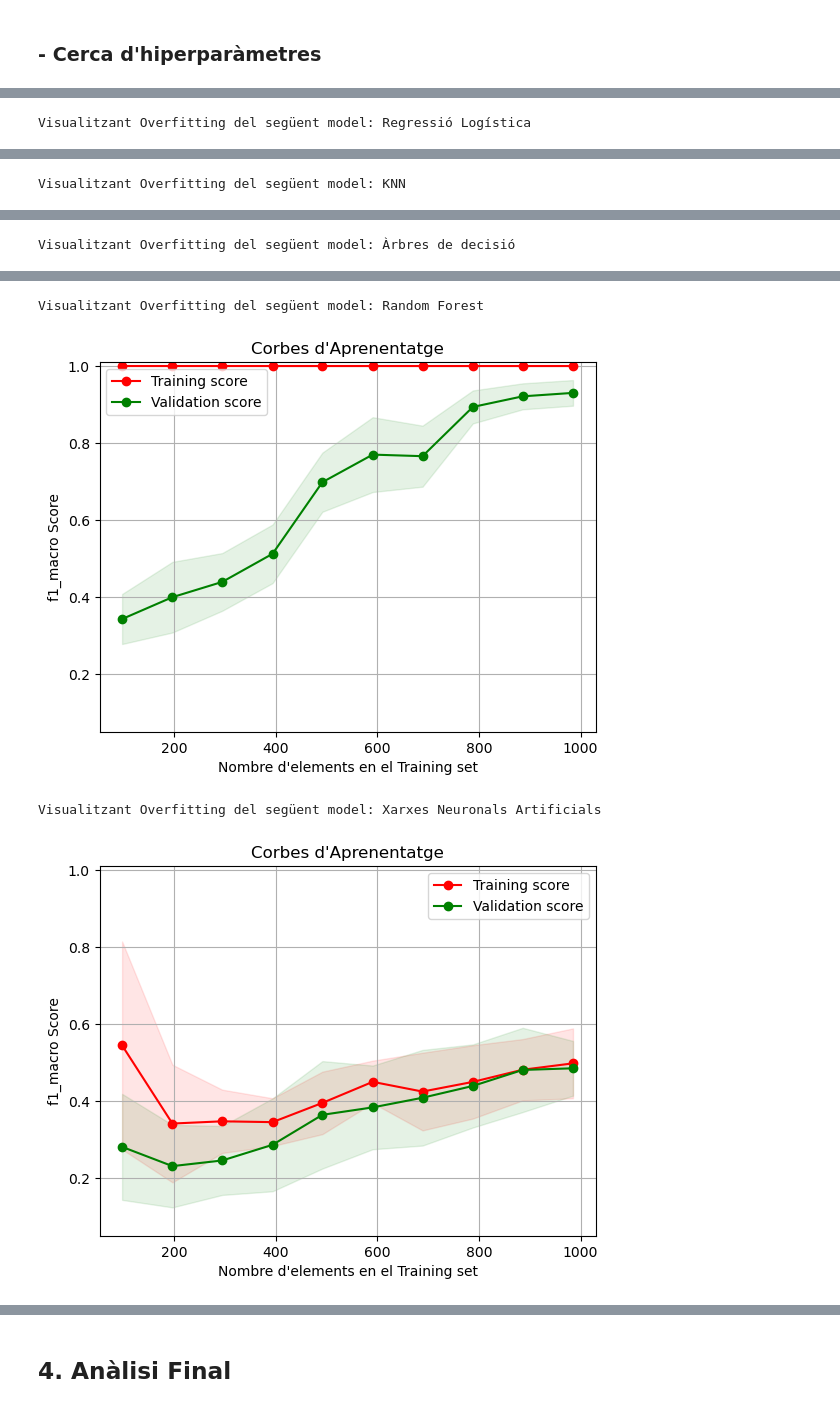
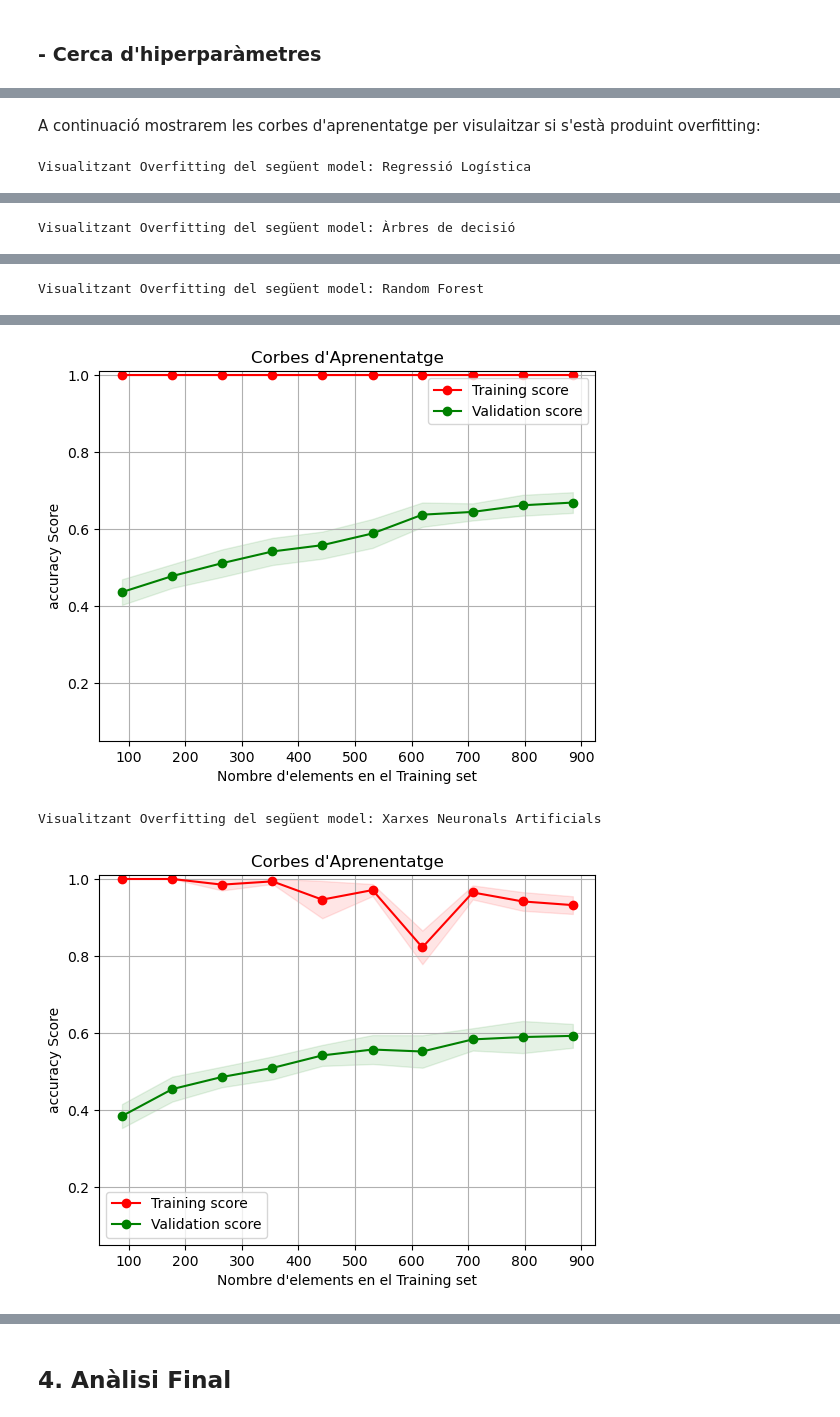
Before and after one commit to Erdrick2210/APC_Kaggle_Top_Spotify_songs-_from_2010-2019, a Jupyter notebook: Kaggle_Top_Spotify_songs_from_2010-2019.ipynb, the cells around one changed output, grey strips where cells are left out. Cells and saved outputs as stored; diff of their text form; code cells hidden in the pictures.

```diff
--- a/Kaggle_Top_Spotify_songs_from_2010-2019.ipynb
+++ b/Kaggle_Top_Spotify_songs_from_2010-2019.ipynb
@@ -631,10 +699,17 @@ df_resampled['year'] = df_resampled['year'] - 2010
 # %% [markdown]
 Ara separarem les dades en conjunts d'entrenament i de test. Començarem per entrenar un classificador lineal (regressió logística):
 # %%
+from sklearn.model_selection import train_test_split
 from sklearn.linear_model import LogisticRegression
 from sklearn.metrics import accuracy_score, classification_report, confusion_matrix, precision_score, recall_score, roc_curve,roc_auc_score, auc
 from sklearn.metrics import confusion_matrix, ConfusionMatrixDisplay, precision_recall_curve
 
+# Separar la X i la y amb test_train_split
+X=df_resampled.drop('pop',axis=1)
+y=df_resampled['pop']
+classes = df_resampled['pop'].unique()
+x_train, x_test, y_train, y_test = train_test_split(X, y, test_size=0.2, random_state=42)
+
 # Per mostrar l'ùs d'aquestes funcions entrenarem un regresor logistic
 model = LogisticRegression(multi_class='multinomial', solver='lbfgs')
 model.fit(x_train, y_train)
@@ -754,6 +833,6 @@ def plot_learning_curve(train_sizes, train_scores, val_scores, scoring, ylim=Non
     plt.legend(loc='best')
     plt.show()
 
-train_sizes, train_scores, val_scores = learning_curve(model, x_train, y_train, cv=10, scoring="f1_macro", n_jobs=-1, train_sizes=np.linspace(0.1, 1.0, 10))
-plot_learning_curve(train_sizes, train_scores, val_scores, scoring="f1_macro",ylim=(0.05, 1.01))
+train_sizes, train_scores, val_scores = learning_curve(model, x_train, y_train, cv=10, scoring="accuracy", n_jobs=-1, train_sizes=np.linspace(0.1, 1.0, 10))
+plot_learning_curve(train_sizes, train_scores, val_scores, scoring="accuracy",ylim=(0.05, 1.01))
 # %% [output]
@@ -799,5 +862,5 @@ ValueError: This solver needs samples of at least 2 classes in the data, but the
 # %%
-from sklearn.model_selection import cross_val_score
+from sklearn.model_selection import cross_val_score, StratifiedKFold
 from sklearn.neighbors import KNeighborsClassifier
 from sklearn.tree import DecisionTreeClassifier
 from sklearn.ensemble import RandomForestClassifier
@@ -824,19 +887,21 @@ models = {
 
 results = {}
 
+skf = StratifiedKFold(n_splits=5, shuffle=True, random_state=42)
+
 for model_name, model in models.items():
-    cv_scores = cross_val_score(model,x_trainSubset,y_trainSubset,cv=10,scoring="f1_macro")
+    cv_scores = cross_val_score(model,x_trainSubset,y_trainSubset,cv=skf,scoring="accuracy")
     results[model_name] = cv_scores.mean()
 
 plt.figure(figsize=(10, 6))
 plt.barh(list(results.keys()), list(results.values()), color='skyblue')
-plt.xlabel('F1')
-plt.title('F1 dels models amb validació creuada')
+plt.xlabel('Accuracy')
+plt.title('Accuracy dels models amb validació creuada')
 plt.xlim(0, 1)
 plt.show()
 
 
 best_model = max(results, key=results.get)
-print(f"El millor model és: {best_model} amb un f1 mitjà de:  {results[best_model]:.4f}\n")
+print(f"El millor model és: {best_model} amb un accuracy mitjà de:  {results[best_model]:.4f}\n")
 print(results)
 # %% [output]
@@ -887,24 +956,21 @@ param_grids = {
 }
 
 millors_models={}
-maximAccuracy = 0
+
 for model_name, model in models.items():
     print(f"Optimitzant el següent model: {model_name}")
     grid_search=GridSearchCV(
         estimator=model,
         param_grid=param_grids[model_name],
-        scoring="f1_macro",
-        cv=10,
+        scoring="accuracy",
+        cv=skf,
         n_jobs=-1
     )
     tim=time.time()
     grid_search.fit(x_train, y_train)
     millors_models[model_name]=grid_search.best_estimator_
-    print(f"Millor F1 de {model_name}: {grid_search.best_score_}\n")
+    print(f"Millor Accuracy de {model_name}: {grid_search.best_score_}\n")
     print(f"Millors paràmetres de {model_name}: {grid_search.best_params_}\n")
     print(f"Temps de búsqueda d'Hiperparàmetres: {time.time()-tim}\n")
-    if grid_search.best_score_ > maximAccuracy:
-        millorModel = grid_search
-        maximAccuracy = grid_search.best_score_
 # %% [output]
 Optimitzant el següent model: Regressió Logística
@@ -927,7 +995,9 @@ Temps de búsqueda d'Hiperparàmetres: 73.03795623779297
+# %% [markdown]
+A continuació mostrarem les corbes d'aprenentatge per visulaitzar si s'està produint overfitting:
 # %%
 for model_name, model in millors_models.items():
     print(f"Visualitzant Overfitting del següent model: {model_name}")
-    train_sizes, train_scores, val_scores = learning_curve(model, x_train, y_train, cv=10, scoring="f1_macro", n_jobs=-1, train_sizes=np.linspace(0.1, 1.0, 10))
-    plot_learning_curve(train_sizes, train_scores, val_scores, scoring="f1_macro",ylim=(0.05, 1.01))
+    train_sizes, train_scores, val_scores = learning_curve(model, x_train, y_train, cv=10, scoring="accuracy", n_jobs=-1, train_sizes=np.linspace(0.1, 1.0, 10))
+    plot_learning_curve(train_sizes, train_scores, val_scores, scoring="accuracy",ylim=(0.05, 1.01))
 # %% [output]
 Visualitzant Overfitting del següent model: Regressió Logística
@@ -952 +1007 @@ ValueError: This solver needs samples of at least 2 classes in the data, but the
-Visualitzant Overfitting del següent model: KNN
+Visualitzant Overfitting del següent model: Àrbres de decisió
@@ -954 +1009 @@ Visualitzant Overfitting del següent model: KNN
-Visualitzant Overfitting del següent model: Àrbres de decisió
+Visualitzant Overfitting del següent model: Random Forest
@@ -956,4 +1010,3 @@ Visualitzant Overfitting del següent model: Àrbres de decisió
+[figure, new version]
-Visualitzant Overfitting del següent model: Random Forest
+Visualitzant Overfitting del següent model: Xarxes Neuronals Artificials
-[figure, old version]
-Visualitzant Overfitting del següent model: Xarxes Neuronals Artificials
-[figure, old version]
+[figure, new version]
```
Also changed, not shown: parts of 61 cells of this notebook.
